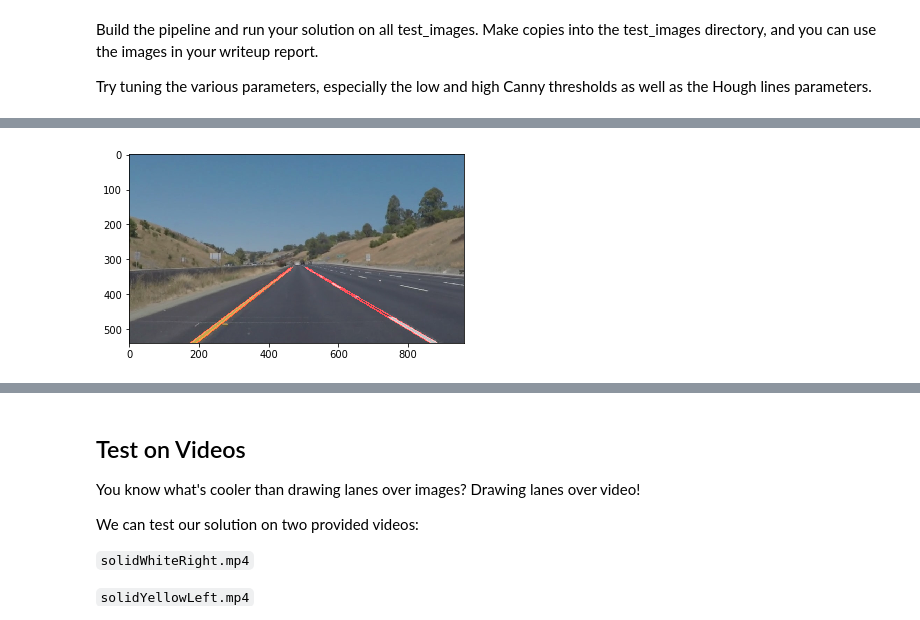
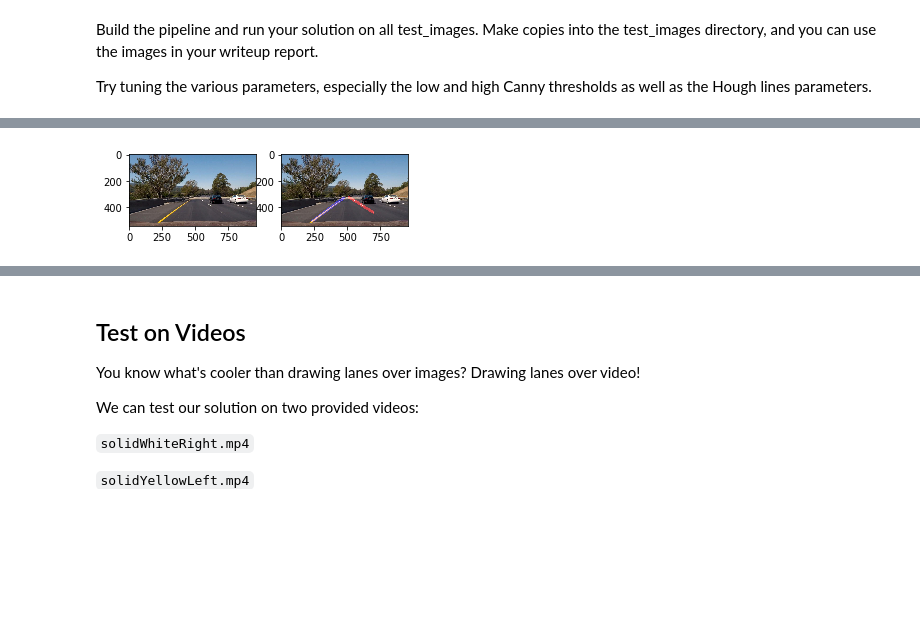
Before and after one commit to lpadukana/CarND-LaneLines-P1, a Jupyter notebook: P1.ipynb, the cells around one changed output, grey strips where cells are left out. Cells and saved outputs as stored; diff of their text form; code cells hidden in the pictures; blank space fills up the shorter version.

Commit message:
Better lane detection, lines averaged

```diff
--- a/P1.ipynb
+++ b/P1.ipynb
@@ -215,31 +287,42 @@ Try tuning the various parameters, especially the low and high Canny thresholds
 import random
 
 
-def mask_vertices(img_shape, yoffset=0.6, topwidth=0.1):
+def mask_vertices(img_shape, yoffset=0.6, topwidth=0.1, bottomwidth=0.8):
     ydim, xdim, _ = img_shape
     return np.array([[
-        (0,ydim),
+        (xdim * (0.5 - bottomwidth/2),ydim),
         (xdim * (0.5 - topwidth/2), ydim * yoffset),
         (xdim * (0.5 + topwidth/2), ydim * yoffset),
-        (xdim, ydim)
+        (xdim * (0.5 + bottomwidth/2), ydim)
     ]], dtype=np.int32)
 
 
-def find_lanes(image, kernel_size=5, canny_low=1, canny_high=100):
+def mask_to_rgb(img):
+    line_img = np.zeros((img.shape[0], img.shape[1], 3), dtype=np.uint8)
+
+
+def find_lanes(image, kernel_size=5, canny_low=30, canny_high=120, hough_rho=1, hough_theta=np.pi/180, hough_thresh=30, hough_line_min_len=120, hough_line_max_gap=200, plot=False):
+    """
+    # hough_rho distance resolution in pixels of the Hough grid
+    # hough_theta angular resolution in radians of the Hough grid
+    # hough_thresh minimum number of votes (intersections in Hough grid cell)
+    # hough_line_min_len minimum number of pixels making up a line
+    # hough_line_max_gap maximum gap in pixels between connectable line segments
+    """
+    figsize=(10, 10)
     gray = grayscale(image)
     blurred = gaussian_blur(gray, kernel_size)
     edges = canny(blurred, canny_low, canny_high)
 
     masked_edges = region_of_interest(edges, mask_vertices(image.shape, yoffset=0.6, topwidth=0.08))
+    if plot:
+        plt.figure(figsize=figsize)
+        plt.imshow(masked_edges, cmap='gray')
 
-    rho = 1               # distance resolution in pixels of the Hough grid
-    theta = np.pi/180     # angular resolution in radians of the Hough grid
-    threshold = 50        # minimum number of votes (intersections in Hough grid cell)
-    min_line_length = 120 # minimum number of pixels making up a line
-    max_line_gap = 150    # maximum gap in pixels between connectable line segments
-
-    lines_image = hough_lines(masked_edges, rho, theta, threshold, min_line_length, max_line_gap)
-    out = weighted_img(lines_image, image, α=0.8, β=1., λ=0.)
+    lines_image = hough_lines(masked_edges, hough_rho, hough_theta, hough_thresh, hough_line_min_len, hough_line_max_gap)
+    out = image.copy()
+    # out[:,:,1] = np.max([masked_edges, out[:,:,1]], axis=0)
+    out = weighted_img(lines_image, out, α=1.0, β=0.5, λ=0.)
 
     return out
 
@@ -249,10 +332,51 @@ def image_sample():
     filename = "test_images/{}".format(random.choice(images))
     return filename
 
+def find_all_lanes(directory):
+    images = os.listdir(directory)
+    for img in images:
+        filename = "{}/{}".format(directory, img)
+        image = mpimg.imread(filename)
 
-filename = image_sample()
-# filename = "test_images/solidWhiteRight.jpg"
-image = mpimg.imread(filename)
+        fig = plt.figure(figsize=(5, 5))
+        fig.add_subplot(121)
+        plt.imshow(image)
 
-plt.imshow(find_lanes(image))
+        args1 = {
+            'kernel_size': 5,
+            'canny_low': 10,
+            'canny_high': 100,
+            'hough_rho': 1,
+            'hough_theta': np.pi/180.0,
+            'hough_thresh': 50,
+            'hough_line_min_len': 140,
+            'hough_line_max_gap': 80
+        }
+
+        args2 = {
+            'kernel_size': 5,
+            'canny_low': 20,
+            'canny_high': 120,
+            'hough_rho': 1,
+            'hough_theta': np.pi/180.0,
+            'hough_thresh': 30,
+            'hough_line_min_len': 120,
+            'hough_line_max_gap': 200
+        }
+
+        args3 = {
+            'kernel_size': 5,
+            'canny_low': 30,
+            'canny_high': 120,
+            'hough_rho': 1,
+            'hough_theta': np.pi/180.0,
+            'hough_thresh': 30,
+            'hough_line_min_len': 120,
+            'hough_line_max_gap': 200
+        }
+
+        fig.add_subplot(122)
+        plt.imshow(find_lanes(image, **args3))
+
+find_all_lanes("test_images")
 # %% [output]
@@ -260 +383 @@ plt.imshow(find_lanes(image))
-[figure, old version]
+[figure, new version]
```
Also changed, not shown: parts of 8 cells of this notebook.
